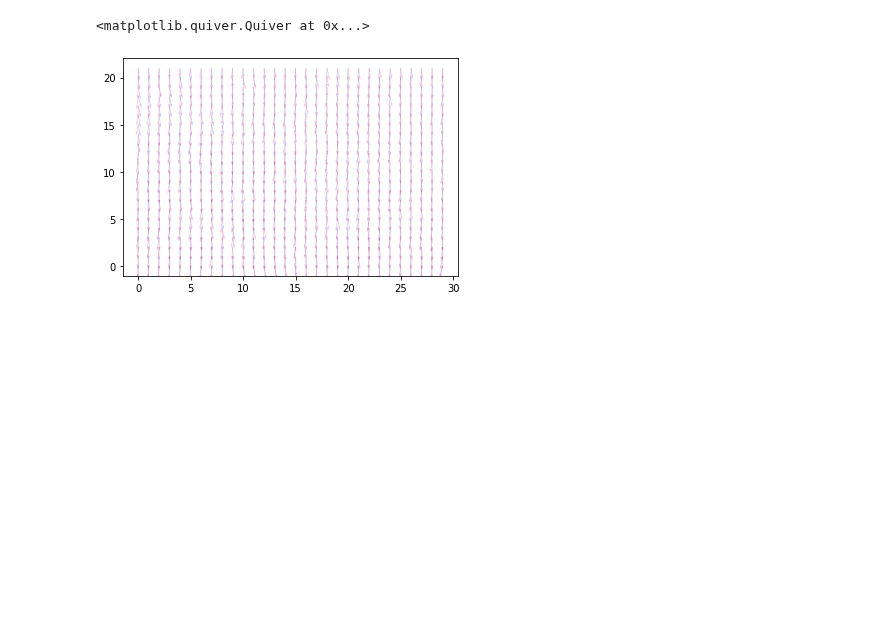
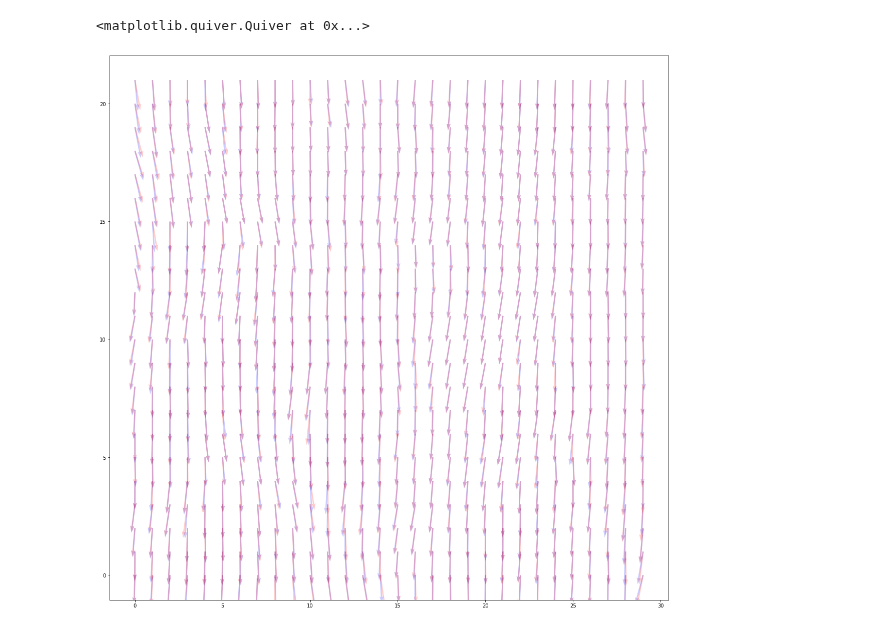
Before and after one commit to OpenPIV/openpiv-python, a Jupyter notebook: openpiv/examples/notebooks/pyprocess_test.ipynb, the cells around one changed output. Saved outputs shown, nothing was run; the diff lists cells and outputs as text; code cells hidden in the pictures; blank space fills up the shorter version.

Commit message:
Update installation_instruction.rst, extended_search_area_vectorized.ipynb, and 6 more files...

```diff
--- a/openpiv/examples/notebooks/pyprocess_test.ipynb
+++ b/openpiv/examples/notebooks/pyprocess_test.ipynb
@@ -671,0 +30,3 @@ from openpiv.pyprocess import moving_window_array
+# %%
+frame_a = normalize_intensity(frame_a)
+frame_b = normalize_intensity(frame_b)
@@ -671,0 +37,15 @@ from openpiv.pyprocess import moving_window_array
+# %%
+window_size = 32
+overlap = 16
+dt=1.0
+search_area_size = 32
+correlation_method="fft"
+subpixel_method="gaussian"
+sig2noise_method='peak2peak'
+# %%
+%%time
+vel = extended_search_area_piv(frame_a, frame_b, window_size=window_size,
+               search_area_size=search_area_size, overlap=overlap,dt=dt,
+                               correlation_method=correlation_method,
+                               subpixel_method=subpixel_method,
+                               sig2noise_method=sig2noise_method)
@@ -672,16 +55,21 @@ from openpiv.pyprocess import moving_window_array
 # %%
 %%time
-aa = moving_window_array(normalize_intensity(frame_a), window_size, overlap)
-bb = moving_window_array(normalize_intensity(frame_b), window_size, overlap)
+
+aa = moving_window_array(frame_a, window_size, overlap)
+bb = moving_window_array(frame_b, window_size, overlap)
+
 c = fft_correlate_strided_images(aa,bb)
+
+n_rows, n_cols = get_field_shape(frame_a.shape, search_area_size, window_size, overlap)
 
 # iterate through interrogation widows and search areas
 u1 = np.zeros((n_rows, n_cols))
 v1 = np.zeros((n_rows, n_cols))
+
 for k in range(n_rows):
     for m in range(n_cols):
         row, col = find_subpixel_peak_position(
-            c[k*n_rows+m,:,:], subpixel_method=subpixel_method
+            c[k*n_cols+m,:,:], subpixel_method=subpixel_method
         )
 
         row -= (search_area_size + window_size - 1) // 2
@@ -695,6 +83,7 @@ Wall time: 143 ms
 # %%
-plt.quiver(u,v,scale=150,color='b',alpha=0.2)
-plt.quiver(u1,v1,scale=150,color='r',alpha=0.2)
+plt.figure(figsize=(20,20))
+plt.quiver(vel[0],vel[1],scale=100,color='b',alpha=0.2)
+plt.quiver(u1,v1,scale=100,color='r',alpha=0.2)
 # %% [output]
 <matplotlib.quiver.Quiver at 0x...>
-[figure, old version]
+[figure, new version]
```
Also changed, not shown: parts of 20 cells of this notebook, 7 other files.
